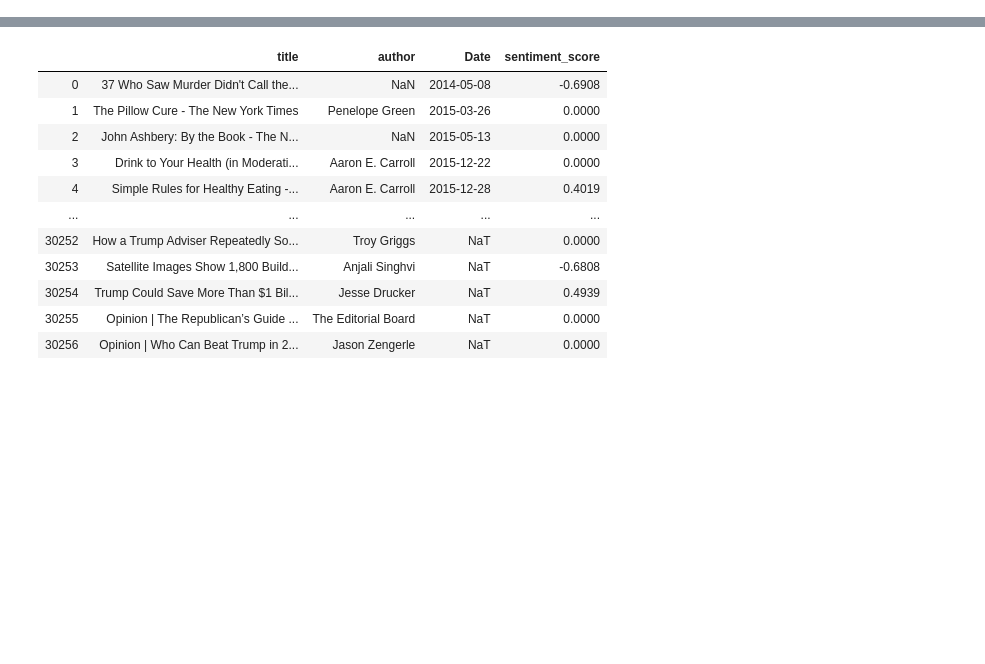
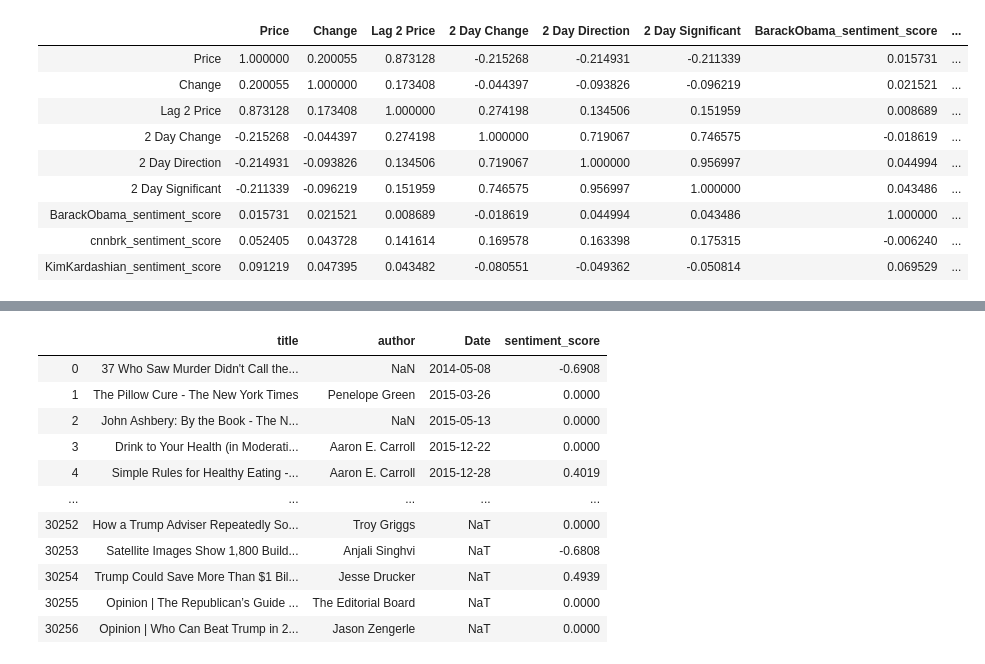
Before and after one commit to osirissc2/sentistock, a Jupyter notebook: CorrelationCheck.ipynb, the cells around one changed output, grey strips where cells are left out. Saved outputs shown, nothing was run; the diff lists cells and outputs as text; code cells hidden in the pictures; blank space fills up the shorter version.

```diff
--- a/CorrelationCheck.ipynb
+++ b/CorrelationCheck.ipynb
@@ -2,0 +69,25 @@ import pandas as pd
+# %%
+df_out = reduce(lambda  left,right: pd.merge(left,right,on=['Date'],
+                                            how='outer'), dfs_out)
+# %%
+predict_dates = df_out['Date']
+# %%
+#FOR NOW ONLY DELETE THE WEEKENDS
+df_twitter = pd.merge(predict_dates, df_twitter, on=["Date"], how='left')
+df_news = pd.merge(predict_dates, df_news, on=["Date"], how='left')
+# %%
+df = pd.merge(df_out, df_twitter, how='left', on='Date')
+df2 = pd.merge(df_out, df_news, how='left', on='Date')
+# %%
+df.corr()
+# %% [output]
+|  | Price | Change | Lag 2 Price | 2 Day Change | 2 Day Direction | 2 Day Significant | BarackObama_sentiment_score | ... |
+| Price | 1.000000 | 0.200055 | 0.873128 | -0.215268 | -0.214931 | -0.211339 | 0.015731 | ... |
+| Change | 0.200055 | 1.000000 | 0.173408 | -0.044397 | -0.093826 | -0.096219 | 0.021521 | ... |
+| Lag 2 Price | 0.873128 | 0.173408 | 1.000000 | 0.274198 | 0.134506 | 0.151959 | 0.008689 | ... |
+| 2 Day Change | -0.215268 | -0.044397 | 0.274198 | 1.000000 | 0.719067 | 0.746575 | -0.018619 | ... |
+| 2 Day Direction | -0.214931 | -0.093826 | 0.134506 | 0.719067 | 1.000000 | 0.956997 | 0.044994 | ... |
+| 2 Day Significant | -0.211339 | -0.096219 | 0.151959 | 0.746575 | 0.956997 | 1.000000 | 0.043486 | ... |
+| BarackObama_sentiment_score | 0.015731 | 0.021521 | 0.008689 | -0.018619 | 0.044994 | 0.043486 | 1.000000 | ... |
+| cnnbrk_sentiment_score | 0.052405 | 0.043728 | 0.141614 | 0.169578 | 0.163398 | 0.175315 | -0.006240 | ... |
+| KimKardashian_sentiment_score | 0.091219 | 0.047395 | 0.043482 | -0.080551 | -0.049362 | -0.050814 | 0.069529 | ... |
```
Also changed, not shown: parts of 14 cells of this notebook, 34 other files.
